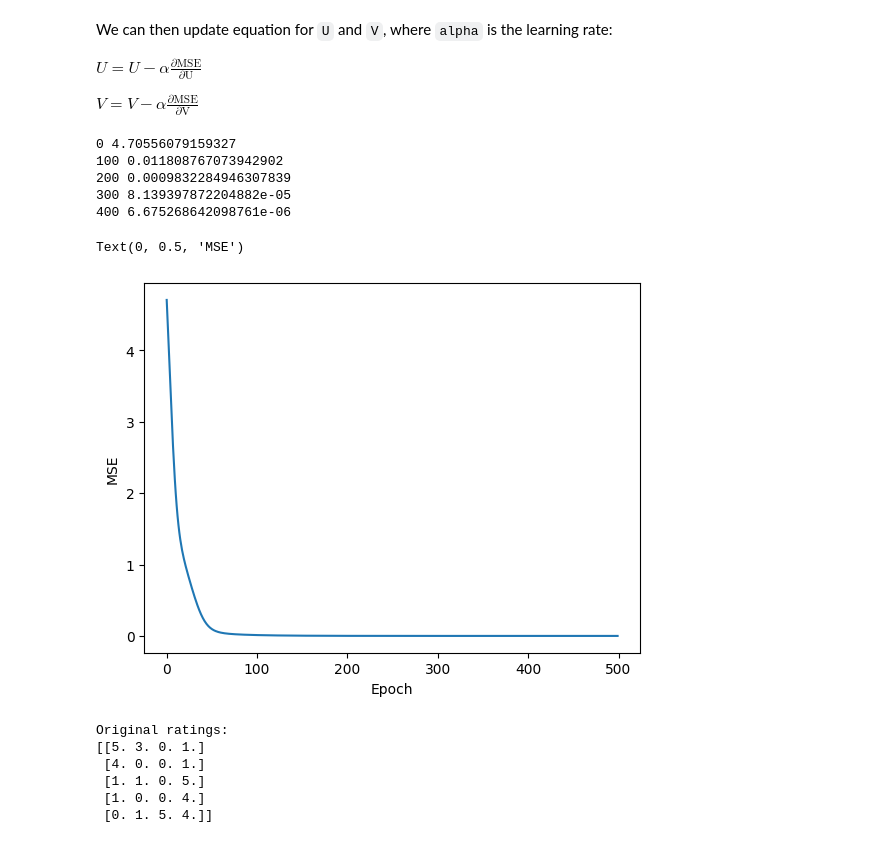
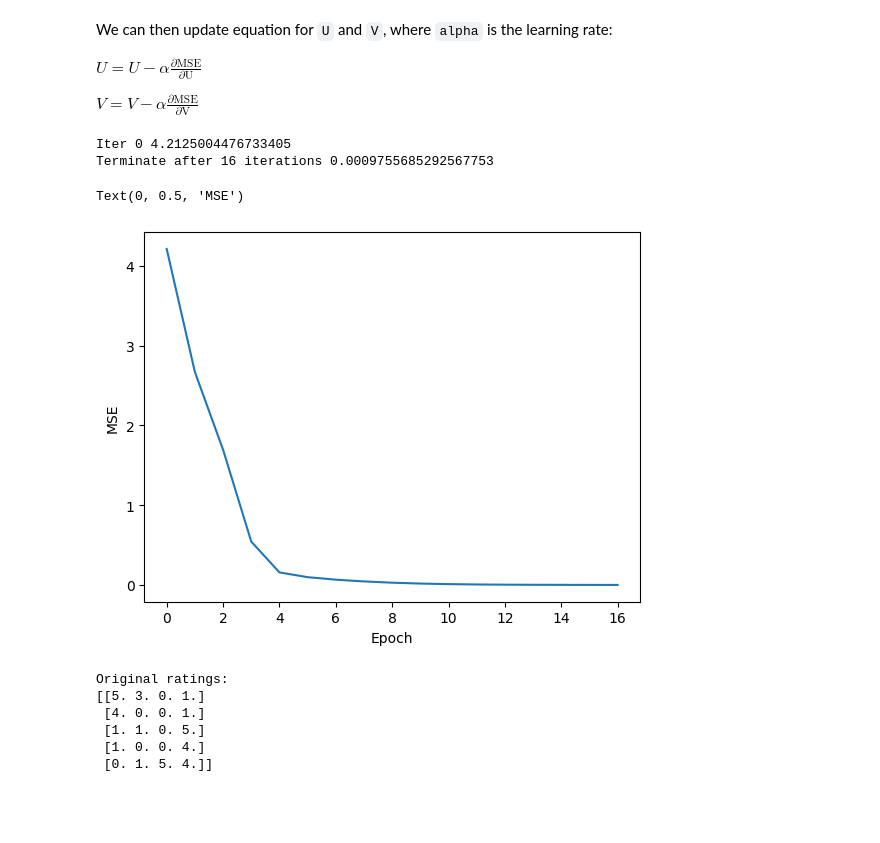
Before and after one commit to alextanhongpin/matrix-factorization, a Jupyter notebook: 09_matrix_factorization.ipynb, the cells around one changed output. Cells and saved outputs as stored; diff of their text form; code cells hidden in the pictures; blank space fills up the shorter version.

```diff
--- a/09_matrix_factorization.ipynb
+++ b/09_matrix_factorization.ipynb
@@ -51,49 +49,63 @@ R = np.array(
 
 
 n_user, n_item = R.shape
-K = 3  # Latent factor size
+K = min(R.shape) - 1  # Latent factor size
 
 # Initialize the U, V with random values.
 # We will learn the values by training.
-U = np.random.rand(n_user, K)
-V = np.random.rand(n_item, K)
+U = np.random.uniform(0, 1, (n_user, K))
+V = np.random.uniform(0, 1, (n_item, K))
 N = n_user * n_item
 
-mse = []
+
+user_indices, item_indices = R.nonzero()
+losses = []
+mask = R > 0
+known_ratings = np.sum(mask)
+reg = 0.02
 
 T = 500  # Epochs
 alpha = 0.1  # learning rate
+tol = 1e-3
 
 for t in range(T):
-    # Reconstruct the rating matrix.
-    R_hat = U @ V.T
-    mask = R > 0
-    error = (R - R_hat) * mask
+    # Yes, we are looping it individually.
+    # It makes sense since ratings matrix will usually be sparse - you can have thousands of movies,
+    # but not all will be rated by users.
+    for i, j, r in zip(user_indices, item_indices, R[user_indices, item_indices]):
+        r_hat = U[i] @ V[j].T
+        err = r - r_hat
 
-    U_grad = -2.0 / N * np.dot(error, V)
-    V_grad = -2.0 / N * np.dot(error.T, U)
+        # Instead of -2.0/N like the literature, we just include all the constants
+        U[i] += alpha * (err * V[j] - reg * U[i])
+        V[j] += alpha * (err * U[i] - reg * V[j])
 
-    U -= alpha * U_grad
-    V -= alpha * V_grad
+        # The loss should decrease over time.
+    err = R - U @ V.T
+    # The mean square error is calculated by including only the known ratings.
+    # We ignore the initial zero values, since they will be filled.
+    # loss = np.square(err[mask]).sum() + alpha * (np.square(U).sum() + np.square(V).sum())
+    loss = np.square(err[mask]).sum() / known_ratings
+    losses.append(loss)
+    if t % 100 == 0:
+        print("Iter", t, loss)
 
-    # The loss should decrease over time.
-    loss = mean_squared_error(error)
-    mse.append(loss)
-    if t % 100 == 0:
-        print(t, loss)
+    # It is important to set a tolerance value, as too many iterations will lead
+    # to numerical instability.
+    # Also, the predicted ratings will go out of range easily (<0, >5)
+    if loss < tol:
+        print("Terminate after", t, "iterations", loss)
+        break
 # %% [output]
-0 4.70556079159327
-100 0.011808767073942902
-200 0.0009832284946307839
-300 8.139397872204882e-05
-400 6.675268642098761e-06
+Iter 0 4.2125004476733405
+Terminate after 16 iterations 0.0009755685292567753
 # %%
-plt.plot(mse)
+plt.plot(losses)
 plt.xlabel("Epoch")
 plt.ylabel("MSE")
 # %% [output]
 Text(0, 0.5, 'MSE')
-[figure, old version]
+[figure, new version]
 # %%
 print("Original ratings:")
 print(R)
```
Also changed, not shown: parts of 37 cells of this notebook, 13 other files.
